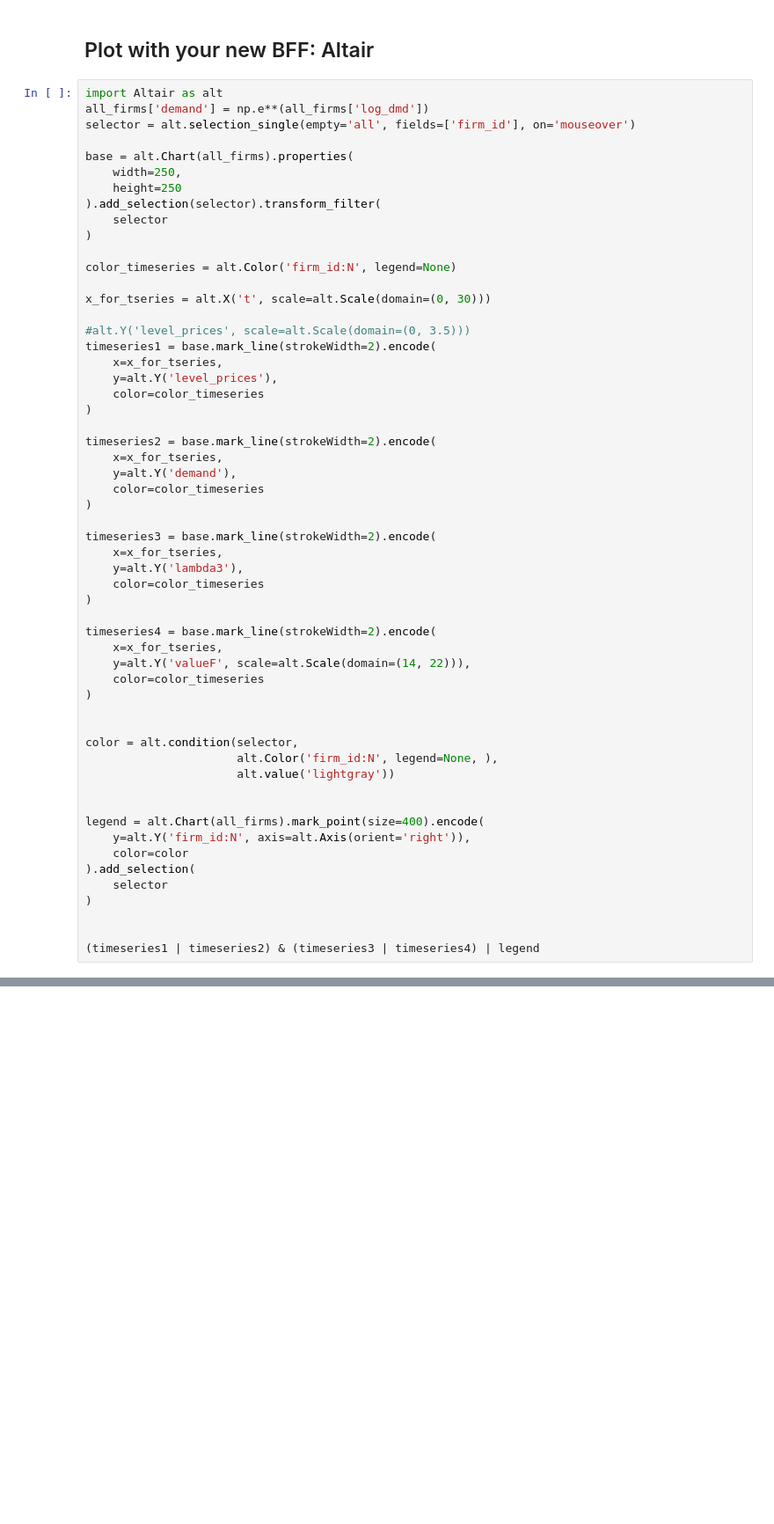
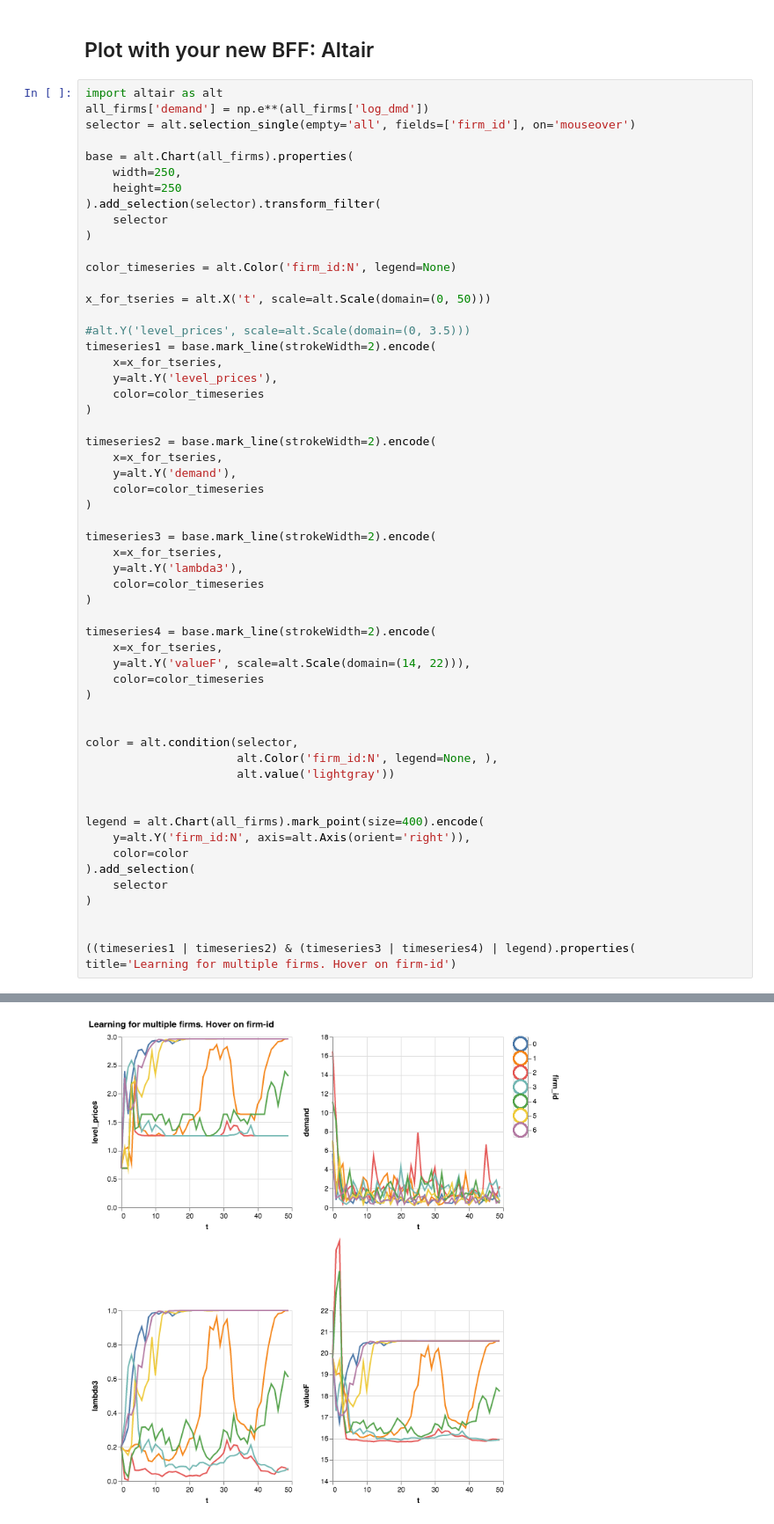
Before and after one commit to cdagnino/cdagnino.github.io, a Jupyter notebook: notebooks/active_learning_of_unkown_dmd.ipynb, the cells around one changed output, grey strips where cells are left out. Shown at 88% size. Drawn from its saved outputs; the diff is of its cells as text; blank space fills up the shorter version.

```diff
--- a/notebooks/active_learning_of_unkown_dmd.ipynb
+++ b/notebooks/active_learning_of_unkown_dmd.ipynb
@@ -181,7 +163,7 @@ all_firms = many_runs(7, time_periods=50)
 # %% [markdown]
 ## Plot with your new BFF: Altair
 # %%
-import Altair as alt
+import altair as alt
 all_firms['demand'] = np.e**(all_firms['log_dmd'])
 selector = alt.selection_single(empty='all', fields=['firm_id'], on='mouseover')
 
@@ -194,7 +176,7 @@ base = alt.Chart(all_firms).properties(
 
 color_timeseries = alt.Color('firm_id:N', legend=None)
 
-x_for_tseries = alt.X('t', scale=alt.Scale(domain=(0, 30)))
+x_for_tseries = alt.X('t', scale=alt.Scale(domain=(0, 50)))
 
 #alt.Y('level_prices', scale=alt.Scale(domain=(0, 3.5)))
 timeseries1 = base.mark_line(strokeWidth=2).encode(
@@ -235,5 +217,6 @@ legend = alt.Chart(all_firms).mark_point(size=400).encode(
 )
 
 
-(timeseries1 | timeseries2) & (timeseries3 | timeseries4) | legend
+((timeseries1 | timeseries2) & (timeseries3 | timeseries4) | legend).properties(
+title='Learning for multiple firms. Hover on firm-id')
 # %% [output]
@@ -240,0 +223 @@ ModuleNotFoundError: No module named 'Altair'
+[figure, added]
```
Also changed, not shown: parts of 4 cells of this notebook, 2 other files.
